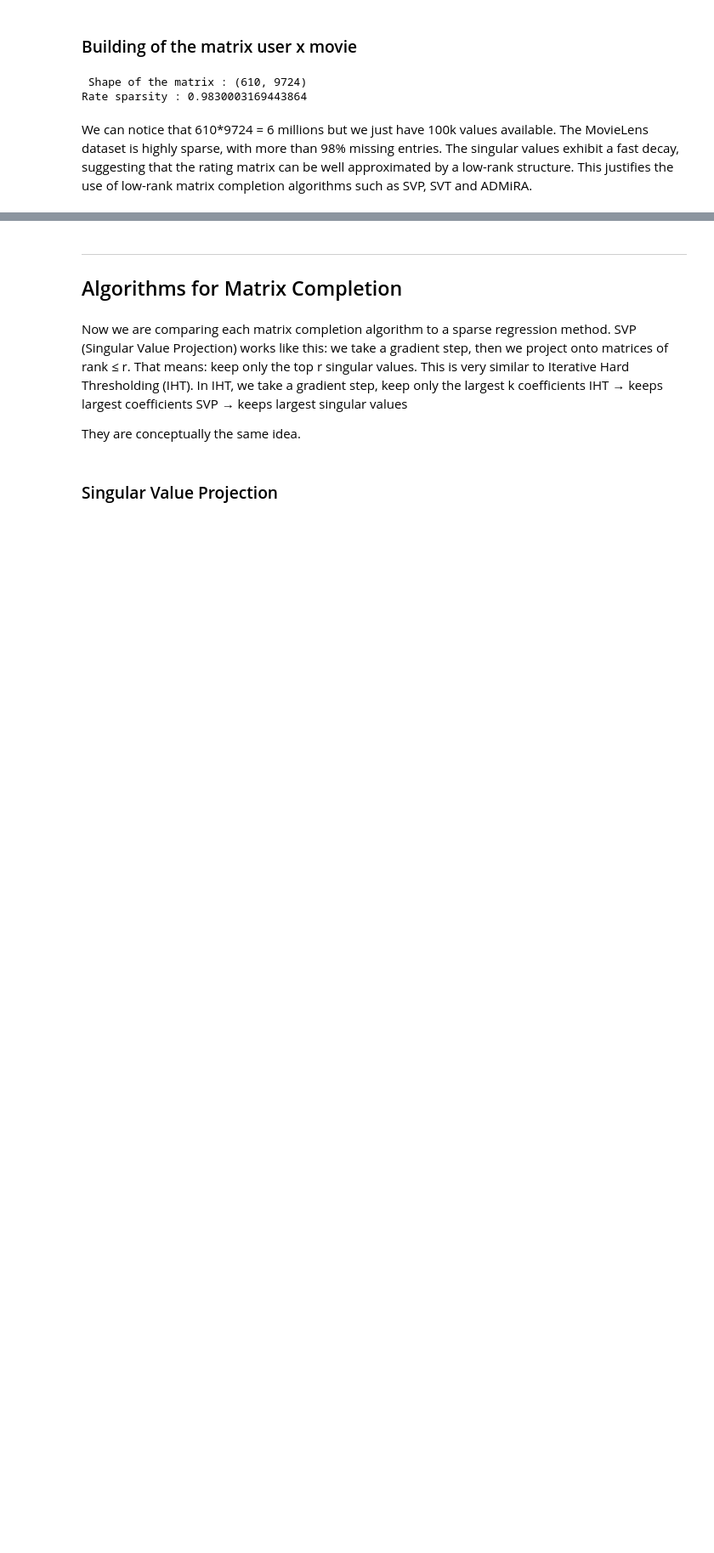
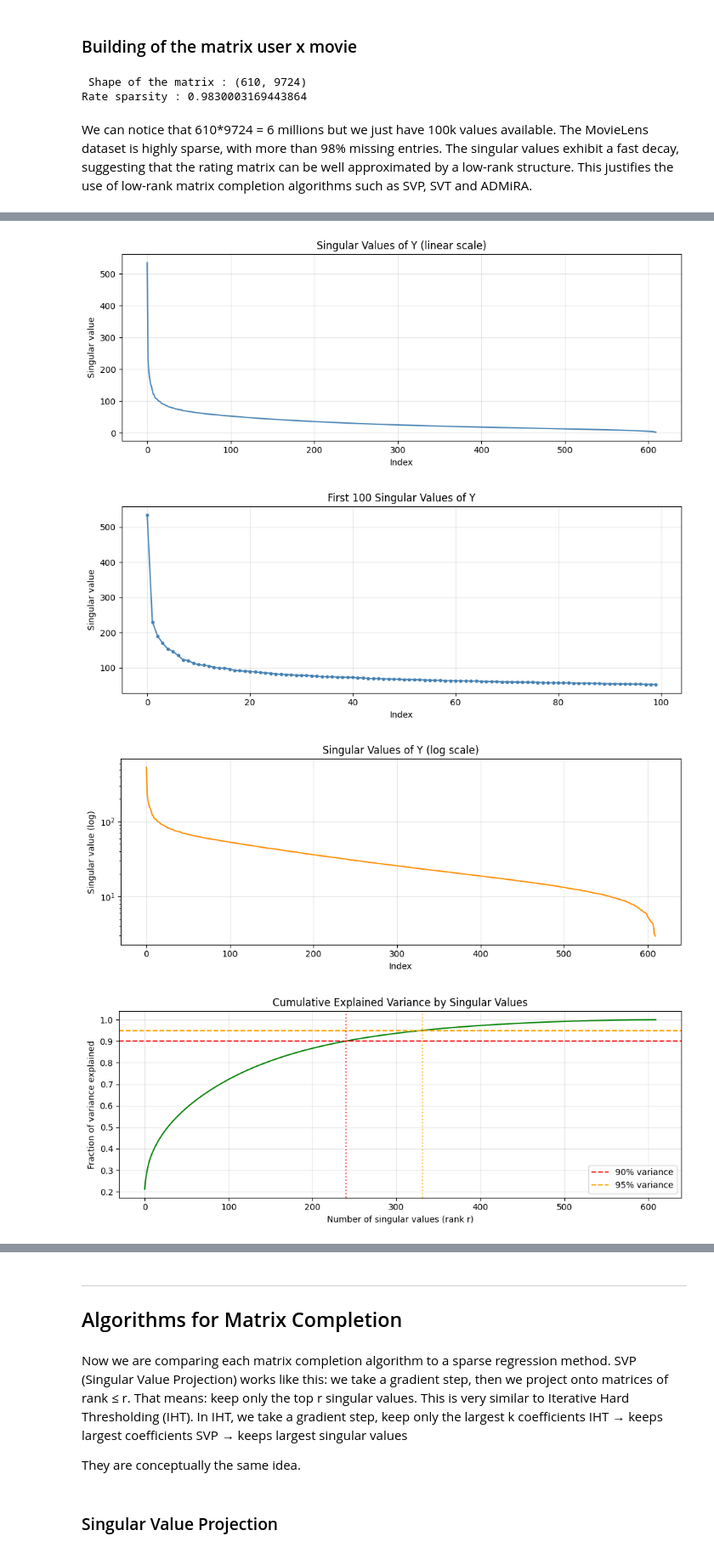
Before and after one commit to fathnelle4/Dimension-Reduction---Introduction-to-Matrix-Completion-, a Jupyter notebook: MatrixCompletion.ipynb, the cells around one changed output, grey strips where cells are left out. Shown at 85% size. Saved outputs shown, nothing was run; the diff lists cells and outputs as text; code cells hidden in the pictures; blank space fills up the shorter version.

```diff
--- a/MatrixCompletion.ipynb
+++ b/MatrixCompletion.ipynb
@@ -109,0 +112,67 @@ We can notice that 610*9724 = 6 millions but we just have 100k values available.
+# %%
+### 5- Plot the singular values of the matrix Y
+
+# Convert sparse matrix to dense for SVD
+Y_dense = Y.toarray().astype(np.float64)
+
+# Compute SVD (full matrices=False for efficiency)
+U, sigma, Vt = svd(Y_dense, full_matrices=False)
+
+# Plot 1: All singular values (linear scale)
+plt.figure(figsize=(10, 4))
+plt.plot(sigma, color='steelblue', linewidth=1.5)
+plt.title("Singular Values of Y (linear scale)")
+plt.xlabel("Index")
+plt.ylabel("Singular value")
+plt.grid(True, alpha=0.3)
+plt.tight_layout()
+plt.show()
+
+# Plot 2: First 100 singular values (zoom)
+plt.figure(figsize=(10, 4))
+plt.plot(sigma[:100], marker='o', markersize=3, color='steelblue', linewidth=1.5)
+plt.title("First 100 Singular Values of Y")
+plt.xlabel("Index")
+plt.ylabel("Singular value")
+plt.grid(True, alpha=0.3)
+plt.tight_layout()
+plt.show()
+
+# Plot 3: Log scale to reveal the decay structure
+plt.figure(figsize=(10, 4))
+plt.semilogy(sigma, color='darkorange', linewidth=1.5)
+plt.title("Singular Values of Y (log scale)")
+plt.xlabel("Index")
+plt.ylabel("Singular value (log)")
+plt.grid(True, alpha=0.3)
+plt.tight_layout()
+plt.show()
+
+# Plot 4: Explained variance (cumulative energy)
+energy = np.cumsum(sigma**2) / np.sum(sigma**2)
+plt.figure(figsize=(10, 4))
+plt.plot(energy, color='green', linewidth=1.5)
+plt.axhline(0.9, color='red', linestyle='--', label='90% variance')
+plt.axhline(0.95, color='orange', linestyle='--', label='95% variance')
+r90  = np.searchsorted(energy, 0.90) + 1
+r95  = np.searchsorted(energy, 0.95) + 1
+plt.axvline(r90,  color='red',    linestyle=':', alpha=0.7)
+plt.axvline(r95,  color='orange', linestyle=':', alpha=0.7)
+plt.title("Cumulative Explained Variance by Singular Values")
+plt.xlabel("Number of singular values (rank r)")
+plt.ylabel("Fraction of variance explained")
+plt.legend()
+plt.grid(True, alpha=0.3)
+plt.tight_layout()
+plt.show()
+
+print(f"Rank needed to explain 90% of variance : r = {r90}")
+print(f"Rank needed to explain 95% of variance : r = {r95}")
+print(f"Total number of singular values         : {len(sigma)}")
+print(f"Largest singular value  : {sigma[0]:.2f}")
+print(f"Smallest singular value : {sigma[-1]:.6f}")
+# %% [output]
+[figure, added]
+[figure, added]
+[figure, added]
+[figure, added]
```
Also changed, not shown: parts of 5 cells of this notebook, 1 other file.
